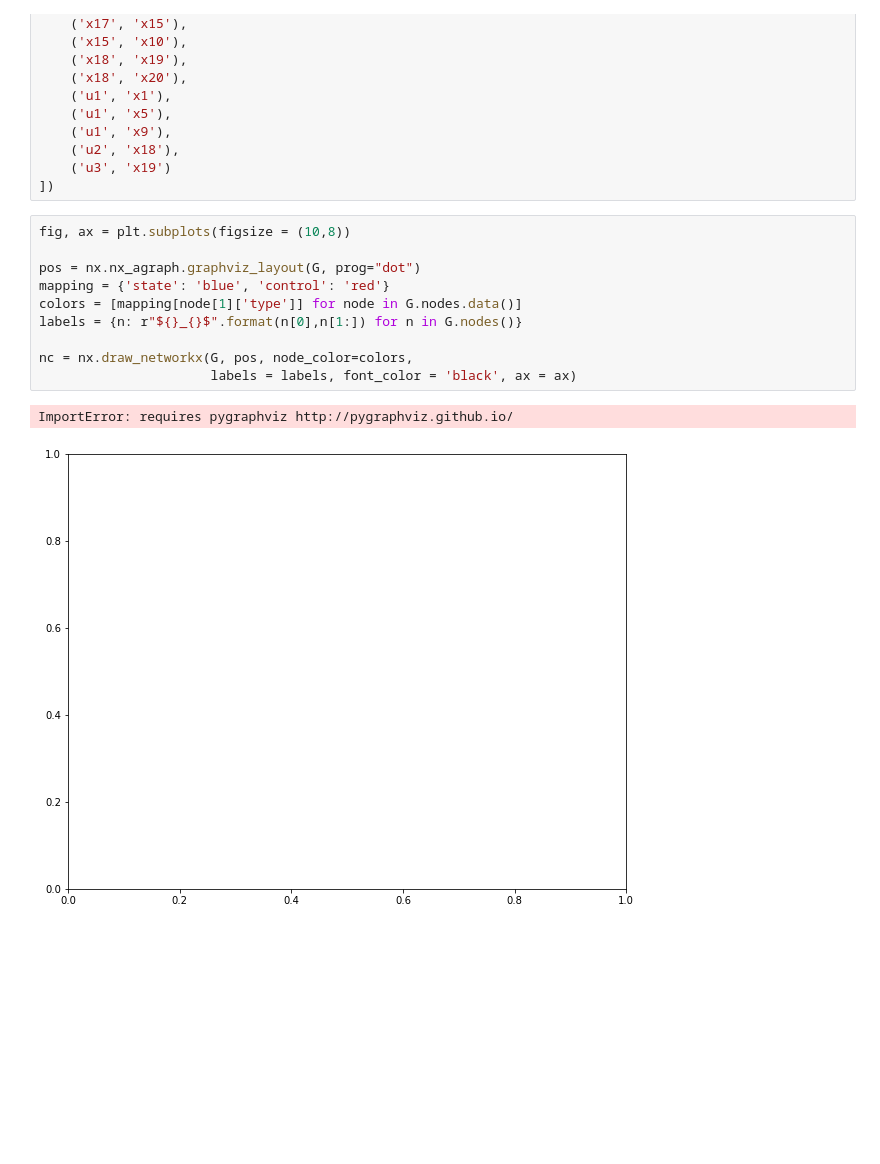
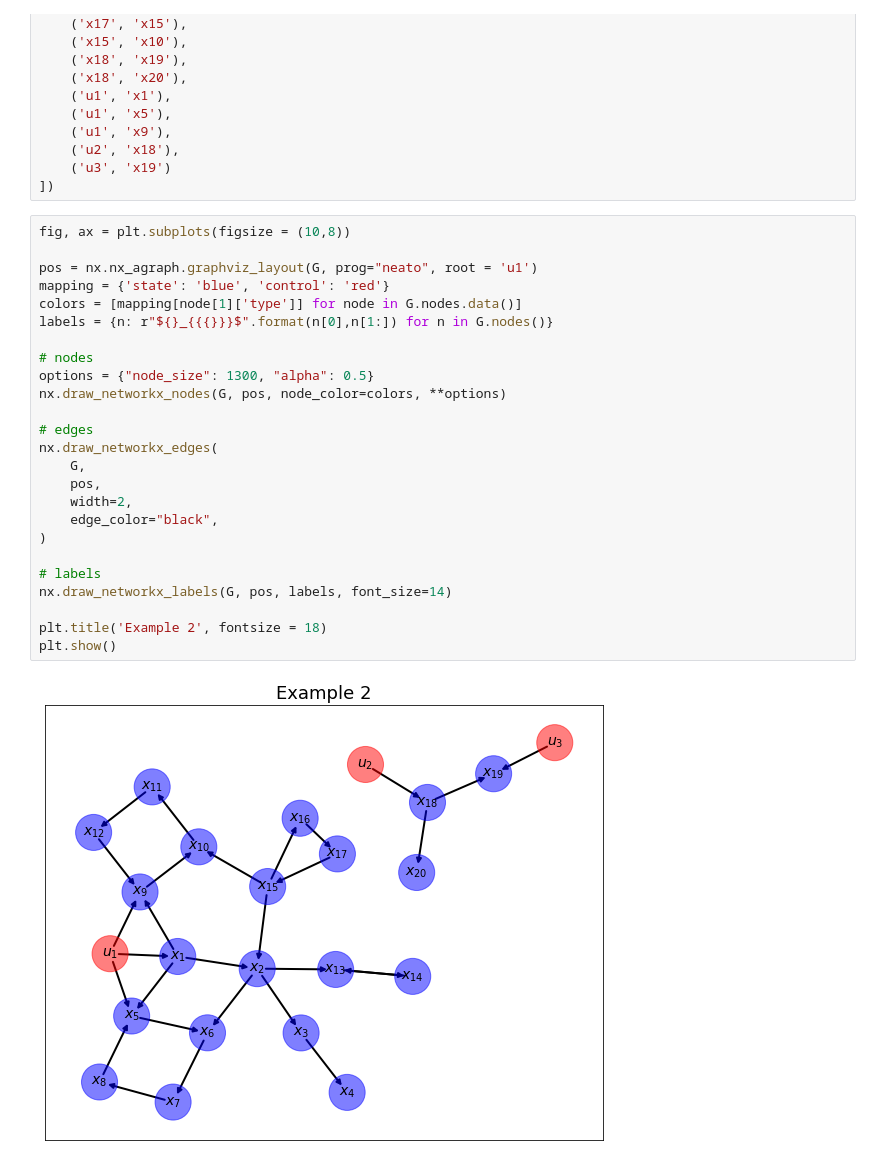
Before and after one commit to lucasmoschen/optimal-vaccination-networks, a Jupyter notebook: notebooks/control_complex_networks.ipynb, the cells around one changed output. Saved outputs shown, nothing was run; the diff lists cells and outputs as text; blank space fills up the shorter version.

```diff
--- a/notebooks/control_complex_networks.ipynb
+++ b/notebooks/control_complex_networks.ipynb
@@ -108,14 +111,28 @@ G.add_edges_from([
 # %%
 fig, ax = plt.subplots(figsize = (10,8))
 
-pos = nx.nx_agraph.graphviz_layout(G, prog="dot")
+pos = nx.nx_agraph.graphviz_layout(G, prog="neato", root = 'u1')
 mapping = {'state': 'blue', 'control': 'red'}
 colors = [mapping[node[1]['type']] for node in G.nodes.data()]
-labels = {n: r"${}_{}$".format(n[0],n[1:]) for n in G.nodes()}
+labels = {n: r"${}_{{{}}}$".format(n[0],n[1:]) for n in G.nodes()}
 
-nc = nx.draw_networkx(G, pos, node_color=colors,
-                      labels = labels, font_color = 'black', ax = ax)
+# nodes
+options = {"node_size": 1300, "alpha": 0.5}
+nx.draw_networkx_nodes(G, pos, node_color=colors, **options)
+
+# edges
+nx.draw_networkx_edges(
+    G,
+    pos,
+    width=2,
+    edge_color="black",
+)
+
+# labels
+nx.draw_networkx_labels(G, pos, labels, font_size=14)
+
+plt.title('Example 2', fontsize = 18)
+plt.show()
 # %% [output]
-ImportError: requires pygraphviz http://pygraphviz.github.io/
-[figure, old version]
+[figure, new version]
 # %% [markdown]
```
Also changed, not shown: parts of 5 cells of this notebook, 2 other files.
